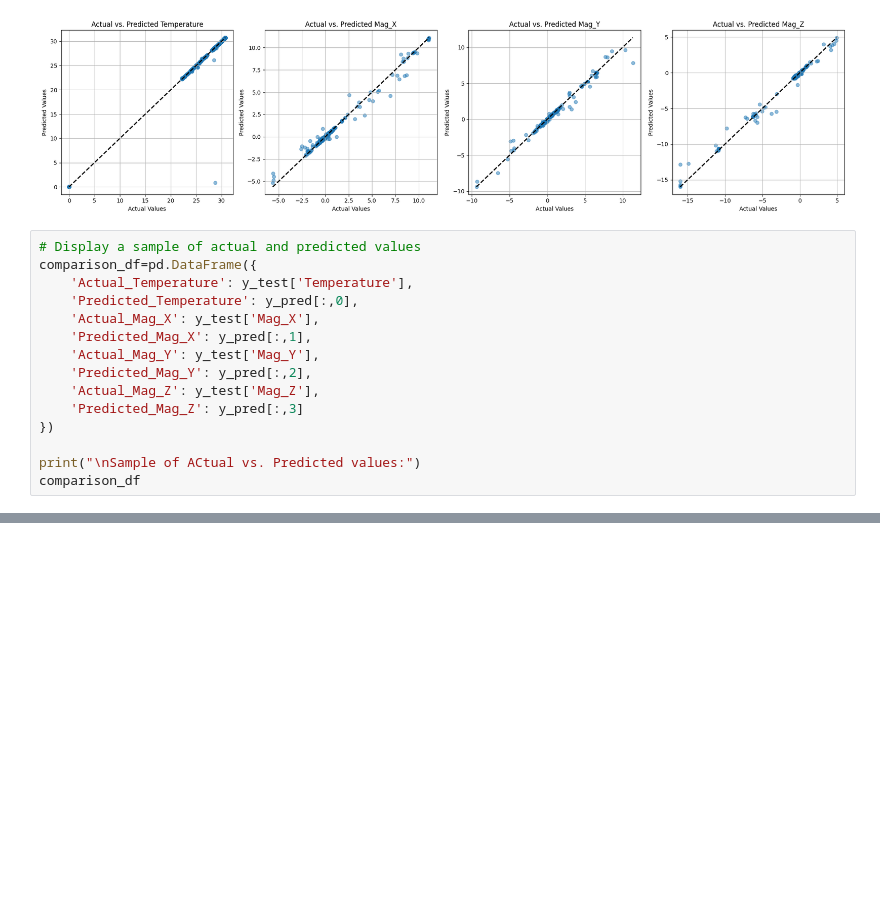
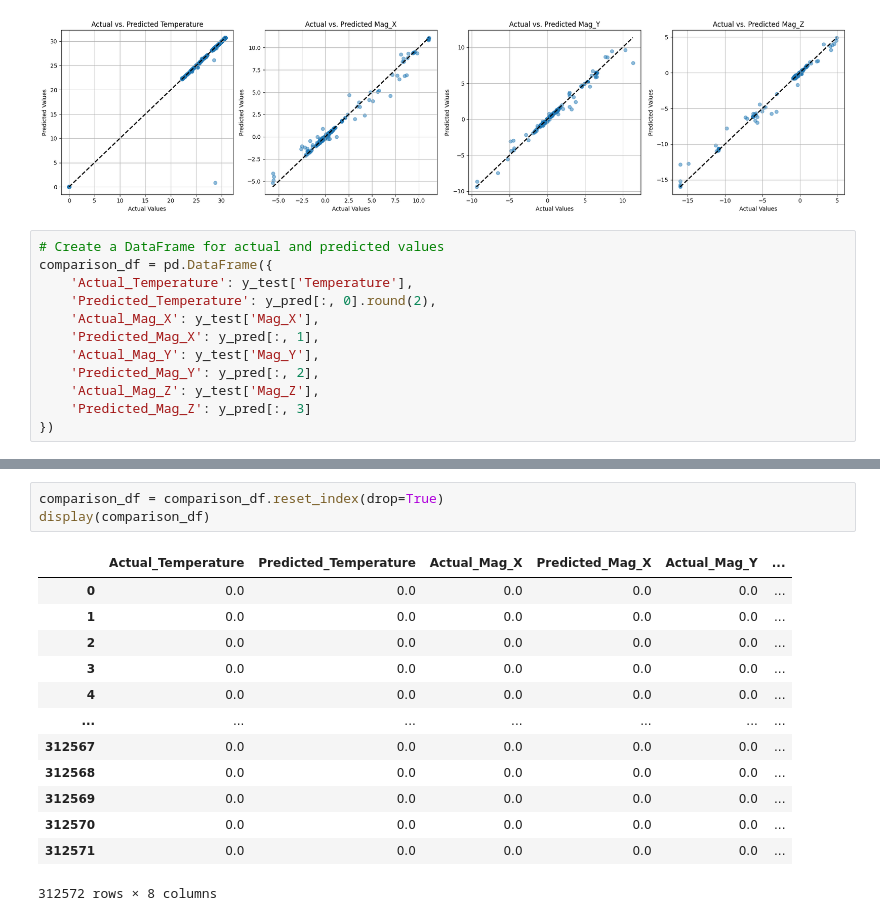
Before and after one commit to Samplergithub769/mtu-xsens-imu-Sensor, a Jupyter notebook: mtu_xsens_imu_Sensor.ipynb, the cells around one changed output, grey strips where cells are left out. Drawn from its saved outputs; the diff is of its cells as text; blank space fills up the shorter version.

```diff
--- a/mtu_xsens_imu_Sensor.ipynb
+++ b/mtu_xsens_imu_Sensor.ipynb
@@ -870,17 +870,14 @@ plt.show()
 # %% [output]
 [figure]
 # %%
-# Display a sample of actual and predicted values
-comparison_df=pd.DataFrame({
+# Create a DataFrame for actual and predicted values
+comparison_df = pd.DataFrame({
     'Actual_Temperature': y_test['Temperature'],
-    'Predicted_Temperature': y_pred[:,0],
+    'Predicted_Temperature': y_pred[:, 0].round(2),
     'Actual_Mag_X': y_test['Mag_X'],
-    'Predicted_Mag_X': y_pred[:,1],
+    'Predicted_Mag_X': y_pred[:, 1],
     'Actual_Mag_Y': y_test['Mag_Y'],
-    'Predicted_Mag_Y': y_pred[:,2],
+    'Predicted_Mag_Y': y_pred[:, 2],
     'Actual_Mag_Z': y_test['Mag_Z'],
-    'Predicted_Mag_Z': y_pred[:,3]
+    'Predicted_Mag_Z': y_pred[:, 3]
 })
-
-print("\nSample of ACtual vs. Predicted values:")
-comparison_df
@@ -903,0 +884,17 @@ Warning: total number of rows (312572) exceeds max_rows (20000). Limiting to fir
+# %%
+comparison_df = comparison_df.reset_index(drop=True)
+display(comparison_df)
+# %% [output]
+|  | Actual_Temperature | Predicted_Temperature | Actual_Mag_X | Predicted_Mag_X | Actual_Mag_Y | ... |
+| 0 | 0.0 | 0.0 | 0.0 | 0.0 | 0.0 | ... |
+| 1 | 0.0 | 0.0 | 0.0 | 0.0 | 0.0 | ... |
+| 2 | 0.0 | 0.0 | 0.0 | 0.0 | 0.0 | ... |
+| 3 | 0.0 | 0.0 | 0.0 | 0.0 | 0.0 | ... |
+| 4 | 0.0 | 0.0 | 0.0 | 0.0 | 0.0 | ... |
+| ... | ... | ... | ... | ... | ... | ... |
+| 312567 | 0.0 | 0.0 | 0.0 | 0.0 | 0.0 | ... |
+| 312568 | 0.0 | 0.0 | 0.0 | 0.0 | 0.0 | ... |
+| 312569 | 0.0 | 0.0 | 0.0 | 0.0 | 0.0 | ... |
+| 312570 | 0.0 | 0.0 | 0.0 | 0.0 | 0.0 | ... |
+| 312571 | 0.0 | 0.0 | 0.0 | 0.0 | 0.0 | ... |
+312572 rows × 8 columns
```
Also changed, not shown: parts of 4 cells of this notebook.
